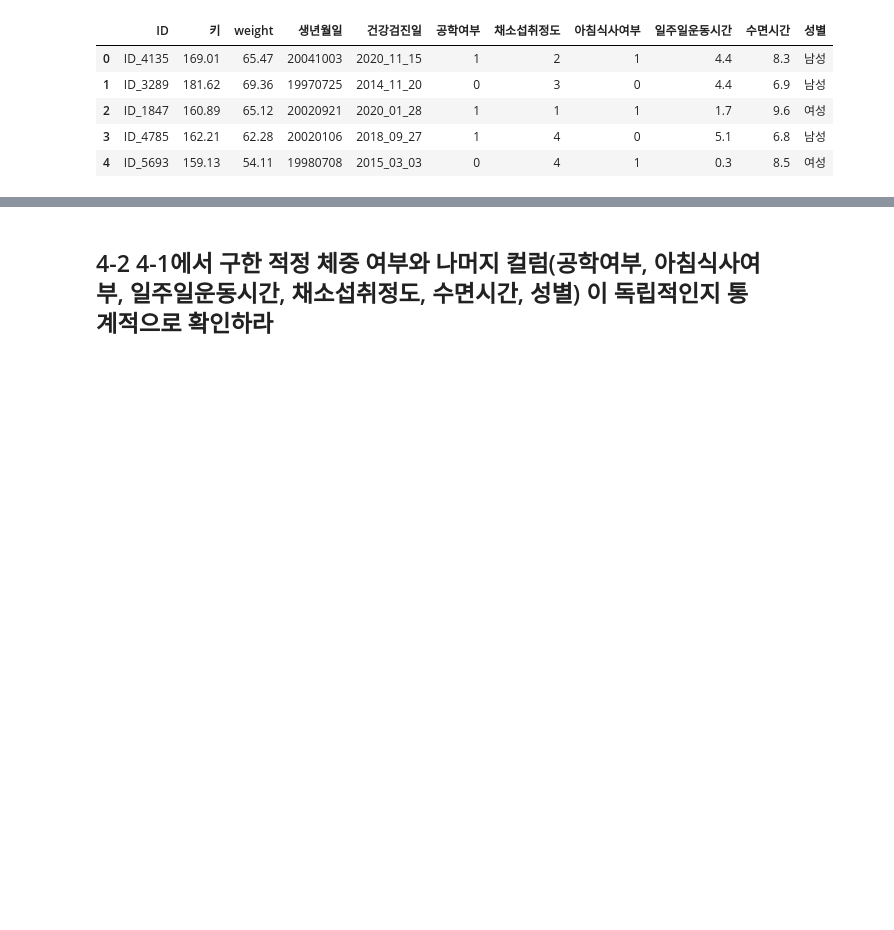
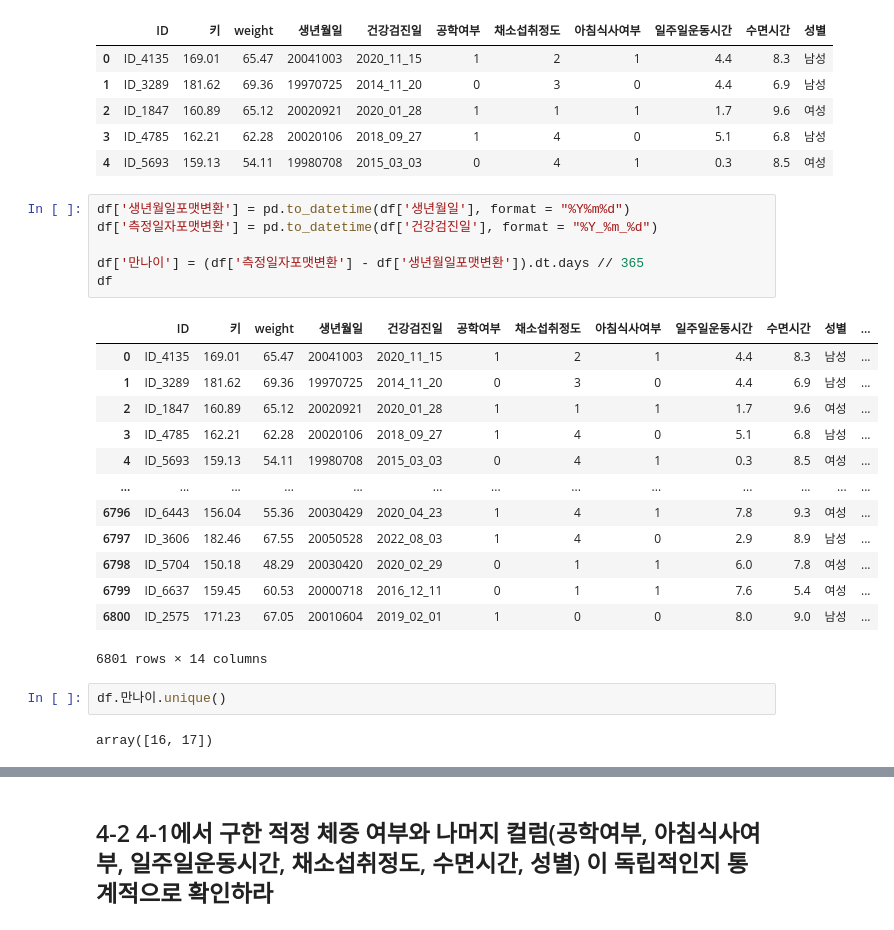
Before and after one commit to blueage98/adp_work, a Jupyter notebook: ADP-실기(2024)/16강/31회_기출문제.ipynb, the cells around one changed output, grey strips where cells are left out. Drawn from its saved outputs; the diff is of its cells as text; blank space fills up the shorter version.

```diff
--- a/ADP-실기(2024)/16강/31회_기출문제.ipynb
+++ b/ADP-실기(2024)/16강/31회_기출문제.ipynb
@@ -285,3 +441,27 @@ df.head()
 | 2 | ID_1847 | 160.89 | 65.12 | 20020921 | 2020_01_28 | 1 | 1 | 1 | 1.7 | 9.6 | 여성 |
 | 3 | ID_4785 | 162.21 | 62.28 | 20020106 | 2018_09_27 | 1 | 4 | 0 | 5.1 | 6.8 | 남성 |
 | 4 | ID_5693 | 159.13 | 54.11 | 19980708 | 2015_03_03 | 0 | 4 | 1 | 0.3 | 8.5 | 여성 |
+# %%
+df['생년월일포맷변환'] = pd.to_datetime(df['생년월일'], format = "%Y%m%d")
+df['측정일자포맷변환'] = pd.to_datetime(df['건강검진일'], format = "%Y_%m_%d")
+
+df['만나이'] = (df['측정일자포맷변환'] - df['생년월일포맷변환']).dt.days // 365
+df
+# %% [output]
+|  | ID | 키 | weight | 생년월일 | 건강검진일 | 공학여부 | 채소섭취정도 | 아침식사여부 | 일주일운동시간 | 수면시간 | 성별 | ... |
+| 0 | ID_4135 | 169.01 | 65.47 | 20041003 | 2020_11_15 | 1 | 2 | 1 | 4.4 | 8.3 | 남성 | ... |
+| 1 | ID_3289 | 181.62 | 69.36 | 19970725 | 2014_11_20 | 0 | 3 | 0 | 4.4 | 6.9 | 남성 | ... |
+| 2 | ID_1847 | 160.89 | 65.12 | 20020921 | 2020_01_28 | 1 | 1 | 1 | 1.7 | 9.6 | 여성 | ... |
+| 3 | ID_4785 | 162.21 | 62.28 | 20020106 | 2018_09_27 | 1 | 4 | 0 | 5.1 | 6.8 | 남성 | ... |
+| 4 | ID_5693 | 159.13 | 54.11 | 19980708 | 2015_03_03 | 0 | 4 | 1 | 0.3 | 8.5 | 여성 | ... |
+| ... | ... | ... | ... | ... | ... | ... | ... | ... | ... | ... | ... | ... |
+| 6796 | ID_6443 | 156.04 | 55.36 | 20030429 | 2020_04_23 | 1 | 4 | 1 | 7.8 | 9.3 | 여성 | ... |
+| 6797 | ID_3606 | 182.46 | 67.55 | 20050528 | 2022_08_03 | 1 | 4 | 0 | 2.9 | 8.9 | 남성 | ... |
+| 6798 | ID_5704 | 150.18 | 48.29 | 20030420 | 2020_02_29 | 0 | 1 | 1 | 6.0 | 7.8 | 여성 | ... |
+| 6799 | ID_6637 | 159.45 | 60.53 | 20000718 | 2016_12_11 | 0 | 1 | 1 | 7.6 | 5.4 | 여성 | ... |
+| 6800 | ID_2575 | 171.23 | 67.05 | 20010604 | 2019_02_01 | 1 | 0 | 0 | 8.0 | 9.0 | 남성 | ... |
+6801 rows × 14 columns
+# %%
+df.만나이.unique()
+# %% [output]
+array([16, 17])
```
Also changed, not shown: parts of 30 cells of this notebook.
